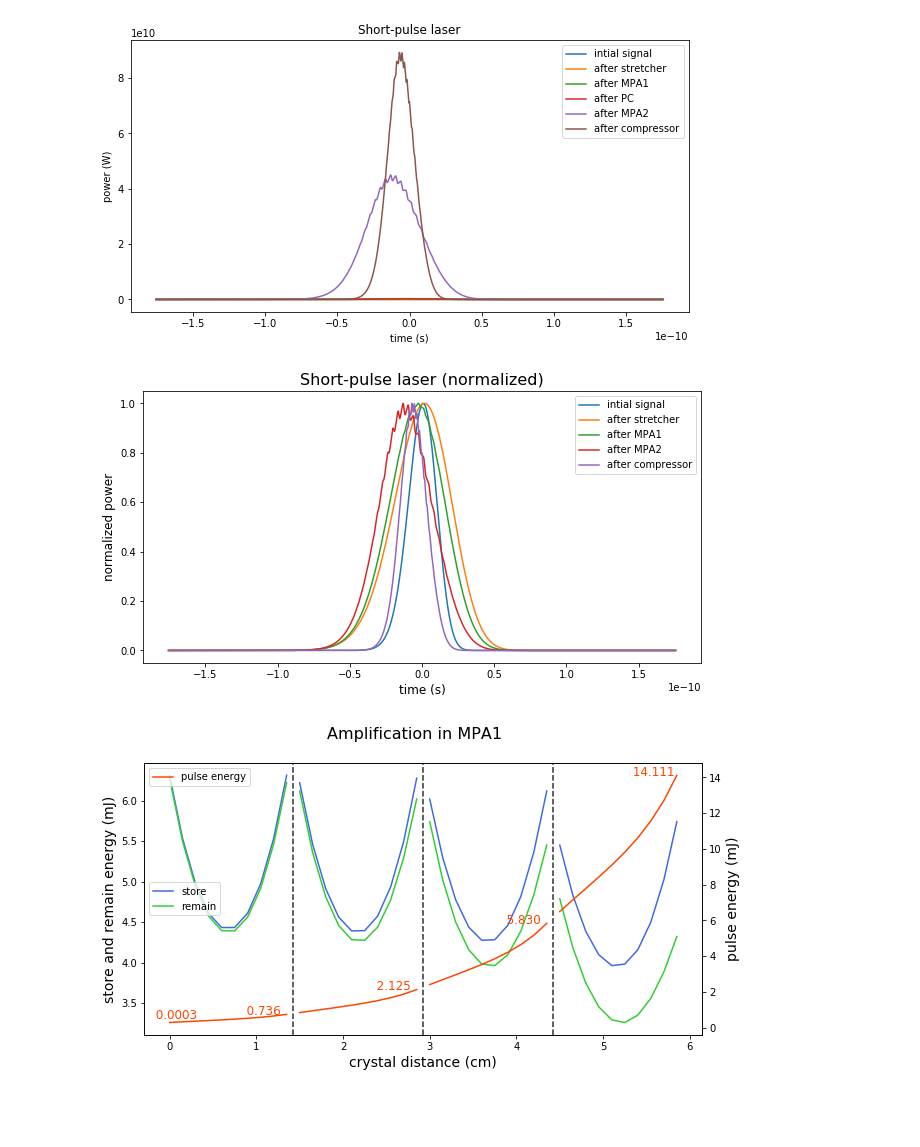
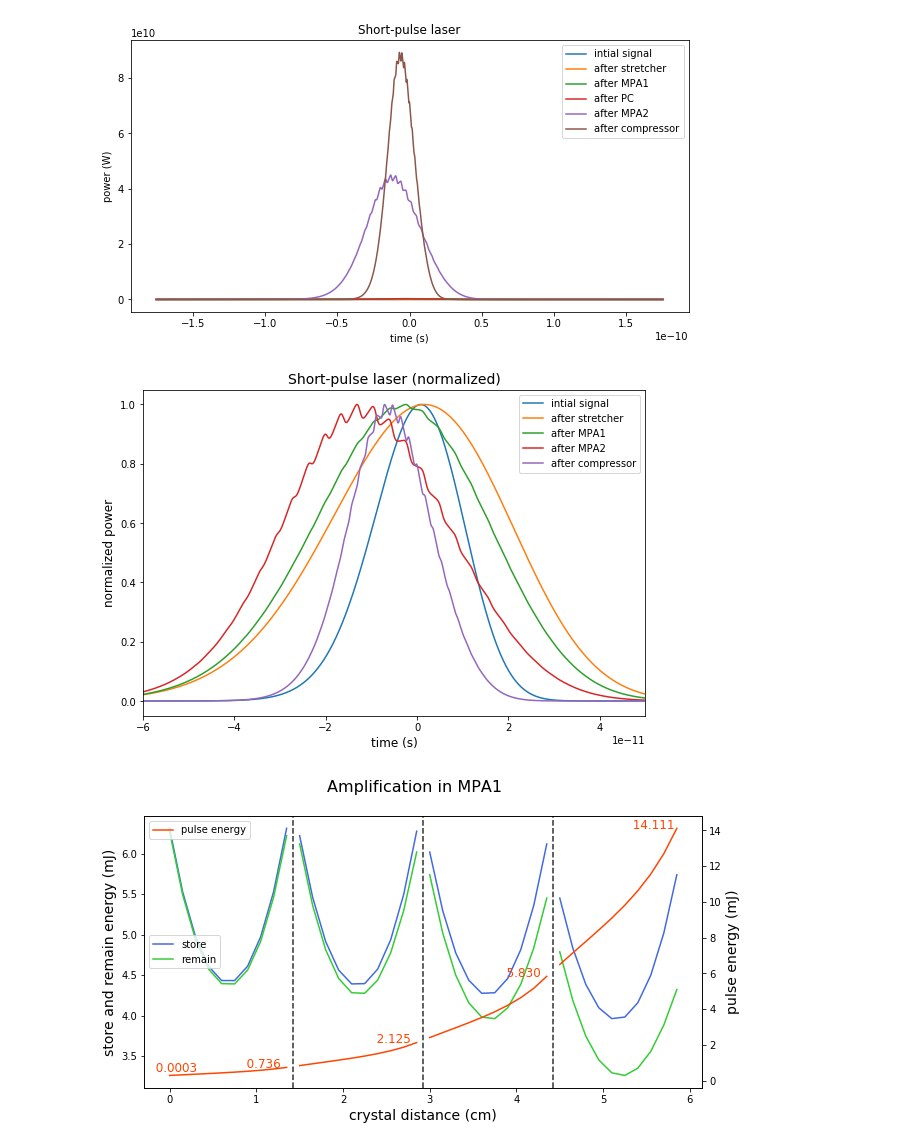
Before and after one commit to patinkaew/Project-SCALLOPS, a Jupyter notebook: notebook/spectral_amplification.ipynb, the cells around one changed output. Saved outputs shown, nothing was run; the diff lists cells and outputs as text; code cells hidden in the pictures; blank space fills up the shorter version.

```diff
--- a/notebook/spectral_amplification.ipynb
+++ b/notebook/spectral_amplification.ipynb
@@ -454,21 +458,22 @@ plt.show()
 # %% [output]
 [figure]
 # %%
-plt.figure(figsize = (10, 5))
+plt.figure(figsize = (9, 6))
 plt.plot(initial_time, initial_power_t / np.amax(initial_power_t), label = 'intial signal')
 plt.plot(initial_time, stretched_power_t / np.amax(stretched_power_t), label = 'after stretcher')
 plt.plot(after_MPA1_time, after_MPA1_power_t / np.amax(after_MPA1_power_t), label = 'after MPA1')
 #plt.plot(after_pockels_time, after_pockels_power_t / np.amax(after_pockels_power_t), label = 'after PC')
 plt.plot(after_MPA2_time, after_MPA2_power_t / np.amax(after_MPA2_power_t), label = 'after MPA2')
 plt.plot(after_MPA2_time, compressed_power_t / np.amax(compressed_power_t), label = 'after compressor')
-plt.title('Short-pulse laser (normalized)', fontsize = 16)
+plt.title('Short-pulse laser (normalized)', fontsize = 14)
 plt.xlabel('time (s)', fontsize = 12)
 plt.ylabel('normalized power', fontsize = 12)
 plt.legend()
-#plt.savefig('../pics/short_less_chirped.png')
+plt.xlim((-0.6e-10, 0.5e-10))
+plt.savefig('../pics/short_example.png', quality = 95, dpi = 600)
 plt.show()
 # %% [output]
-[figure, old version]
+[figure, new version]
 # %%
 store_data = m1.plot_multi_pass_store_energy()
 remain_data = m1.plot_multi_pass_remain_energy()
```
Also changed, not shown: parts of 5 cells of this notebook, 5 other files.
